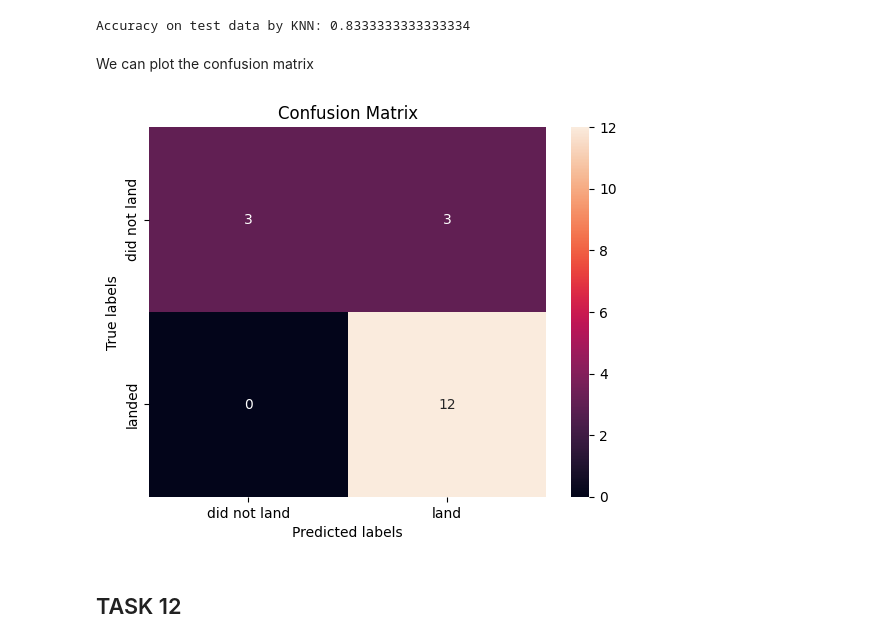
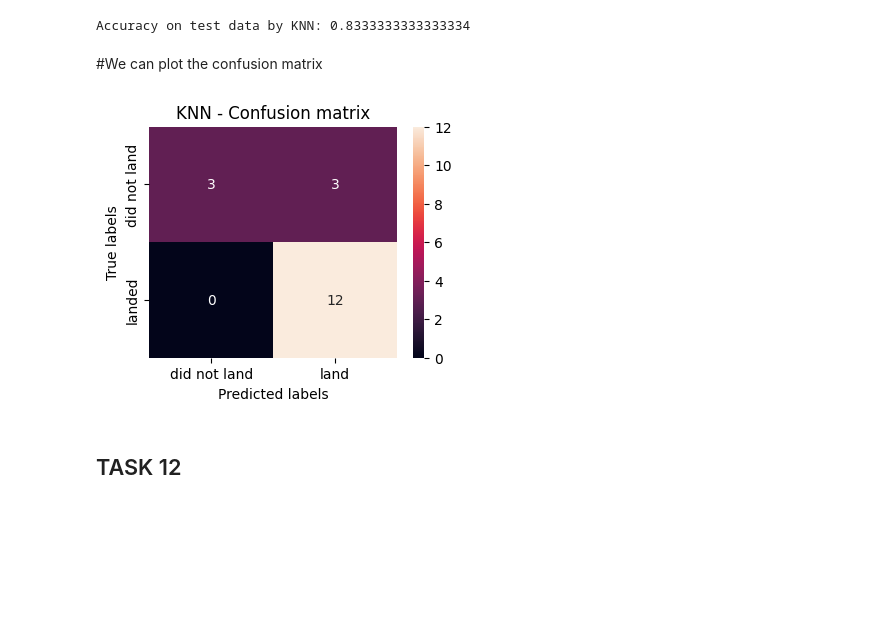
Before and after one commit to mmehata2023/testpro, a Jupyter notebook: SpaceX_Machine Learning Prediction_Part_5.ipynb, the cells around one changed output. Saved outputs shown, nothing was run; the diff lists cells and outputs as text; code cells hidden in the pictures; blank space fills up the shorter version.

```diff
--- a/SpaceX_Machine Learning Prediction_Part_5.ipynb
+++ b/SpaceX_Machine Learning Prediction_Part_5.ipynb
@@ -67,7 +67,7 @@ from sklearn.neighbors import KNeighborsClassifier
 # %% [markdown]
 This function is to plot the confusion matrix.
 # %%
-def plot_confusion_matrix(y,y_predict):
+def plot_confusion_matrix(y,y_predict, title='Confusion Matrix'):
     "this function plots the confusion matrix"
     from sklearn.metrics import confusion_matrix
 
@@ -76,7 +76,7 @@ def plot_confusion_matrix(y,y_predict):
     sns.heatmap(cm, annot=True, ax = ax); #annot=True to annotate cells
     ax.set_xlabel('Predicted labels')
     ax.set_ylabel('True labels')
-    ax.set_title('Confusion Matrix');
+    ax.set_title(title);
     ax.xaxis.set_ticklabels(['did not land', 'land']); ax.yaxis.set_ticklabels(['did not land', 'landed'])
     plt.show()
 # %% [markdown]
@@ -280,3 +320,0 @@ tree = DecisionTreeClassifier()
-# %%
-tree_cv = GridSearchCV(estimator=tree, param_grid=parameters, cv=10)
-tree_cv.fit(X_train, Y_train)
@@ -369,12 +384,13 @@ print("Accuracy on test data by KNN:", test_accuracy3)
 # %% [output]
 Accuracy on test data by KNN: 0.8333333333333334
 # %% [markdown]
-We can plot the confusion matrix
+#We can plot the confusion matrix
 # %%
 yhat = knn_cv.predict(X_test)
-plot_confusion_matrix(Y_test,yhat)
+fig=plt.figure(figsize=(4,3))
+plot_confusion_matrix(Y_test,yhat, title = "KNN - Confusion matrix")
 # %% [output]
-[figure, old version]
+[figure, new version]
 # %% [markdown]
 ## TASK  12
 # %% [markdown]
```
Also changed, not shown: parts of 16 cells of this notebook.
